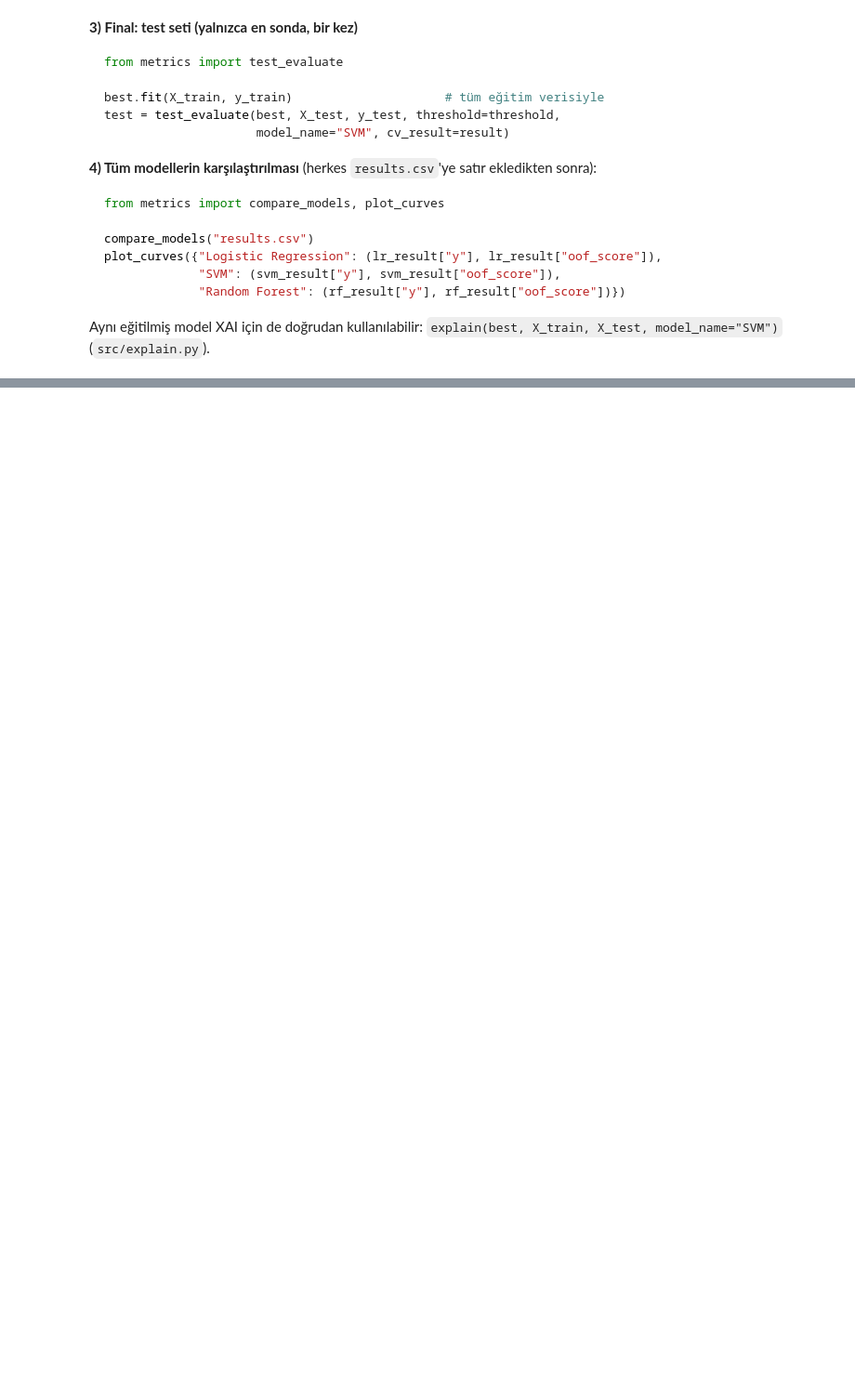
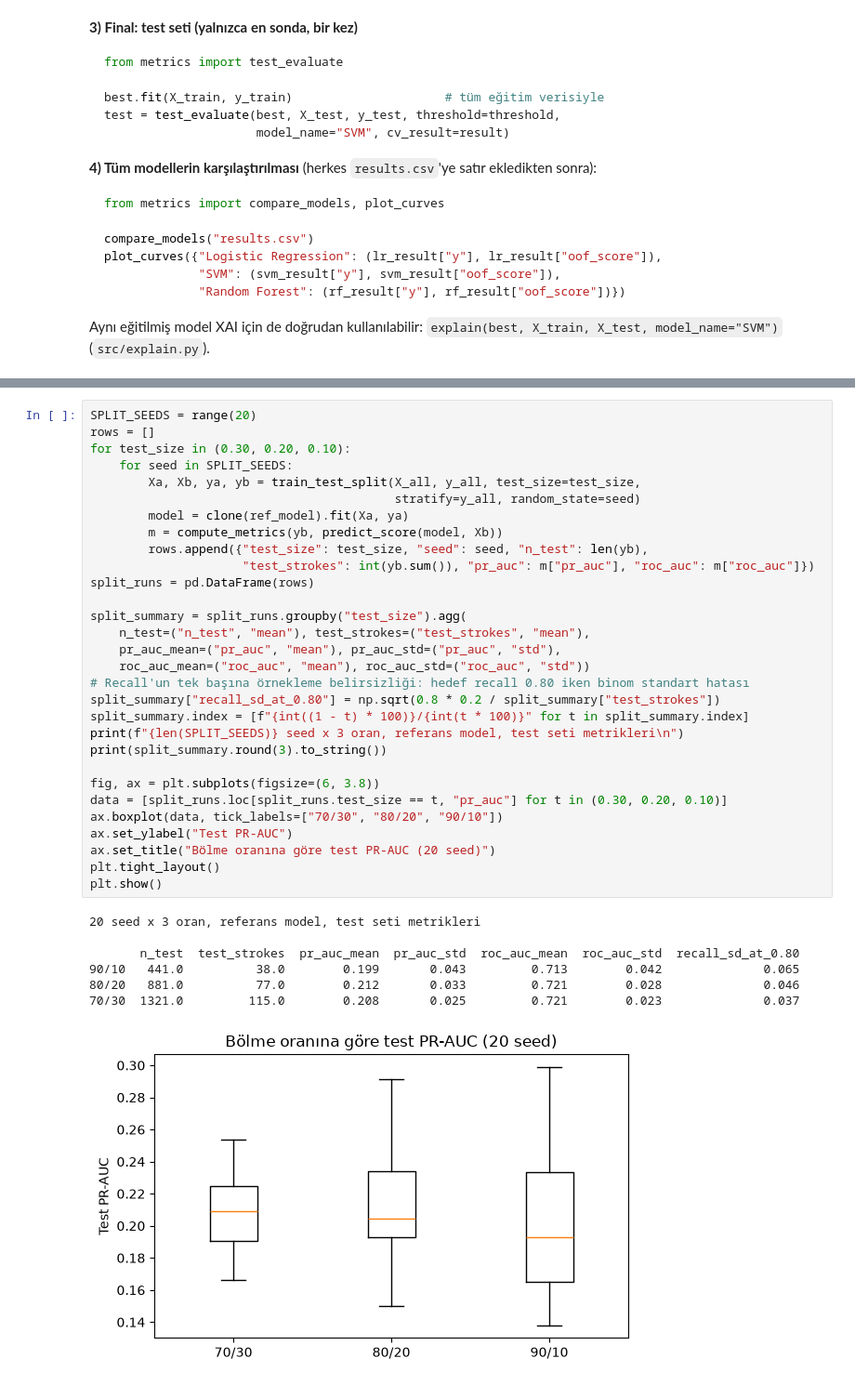
Before and after one commit to Soo-de/stroke_detection_ML, a Jupyter notebook: notebooks/03_metrics.ipynb, the cells around one changed output, grey strips where cells are left out. Shown at 93% size. Saved outputs shown, nothing was run; the diff lists cells and outputs as text; blank space fills up the shorter version.

Commit message:
Add design-choice comparisons to metrics notebook: split ratio, seed, folds, main metric, recall target, threshold method

```diff
--- a/notebooks/03_metrics.ipynb
+++ b/notebooks/03_metrics.ipynb
@@ -141,0 +198,38 @@ Aynı eğitilmiş model XAI için de doğrudan kullanılabilir: `explain(best, X
+# %%
+SPLIT_SEEDS = range(20)
+rows = []
+for test_size in (0.30, 0.20, 0.10):
+    for seed in SPLIT_SEEDS:
+        Xa, Xb, ya, yb = train_test_split(X_all, y_all, test_size=test_size,
+                                          stratify=y_all, random_state=seed)
+        model = clone(ref_model).fit(Xa, ya)
+        m = compute_metrics(yb, predict_score(model, Xb))
+        rows.append({"test_size": test_size, "seed": seed, "n_test": len(yb),
+                     "test_strokes": int(yb.sum()), "pr_auc": m["pr_auc"], "roc_auc": m["roc_auc"]})
+split_runs = pd.DataFrame(rows)
+
+split_summary = split_runs.groupby("test_size").agg(
+    n_test=("n_test", "mean"), test_strokes=("test_strokes", "mean"),
+    pr_auc_mean=("pr_auc", "mean"), pr_auc_std=("pr_auc", "std"),
+    roc_auc_mean=("roc_auc", "mean"), roc_auc_std=("roc_auc", "std"))
+# Recall'un tek başına örnekleme belirsizliği: hedef recall 0.80 iken binom standart hatası
+split_summary["recall_sd_at_0.80"] = np.sqrt(0.8 * 0.2 / split_summary["test_strokes"])
+split_summary.index = [f"{int((1 - t) * 100)}/{int(t * 100)}" for t in split_summary.index]
+print(f"{len(SPLIT_SEEDS)} seed x 3 oran, referans model, test seti metrikleri\n")
+print(split_summary.round(3).to_string())
+
+fig, ax = plt.subplots(figsize=(6, 3.8))
+data = [split_runs.loc[split_runs.test_size == t, "pr_auc"] for t in (0.30, 0.20, 0.10)]
+ax.boxplot(data, tick_labels=["70/30", "80/20", "90/10"])
+ax.set_ylabel("Test PR-AUC")
+ax.set_title("Bölme oranına göre test PR-AUC (20 seed)")
+plt.tight_layout()
+plt.show()
+# %% [output]
+20 seed x 3 oran, referans model, test seti metrikleri
+
+       n_test  test_strokes  pr_auc_mean  pr_auc_std  roc_auc_mean  roc_auc_std  recall_sd_at_0.80
+90/10   441.0          38.0        0.199       0.043         0.713        0.042              0.065
+80/20   881.0          77.0        0.212       0.033         0.721        0.028              0.046
+70/30  1321.0         115.0        0.208       0.025         0.721        0.023              0.037
+[figure, added]
```
Also changed, not shown: parts of 23 cells of this notebook.
